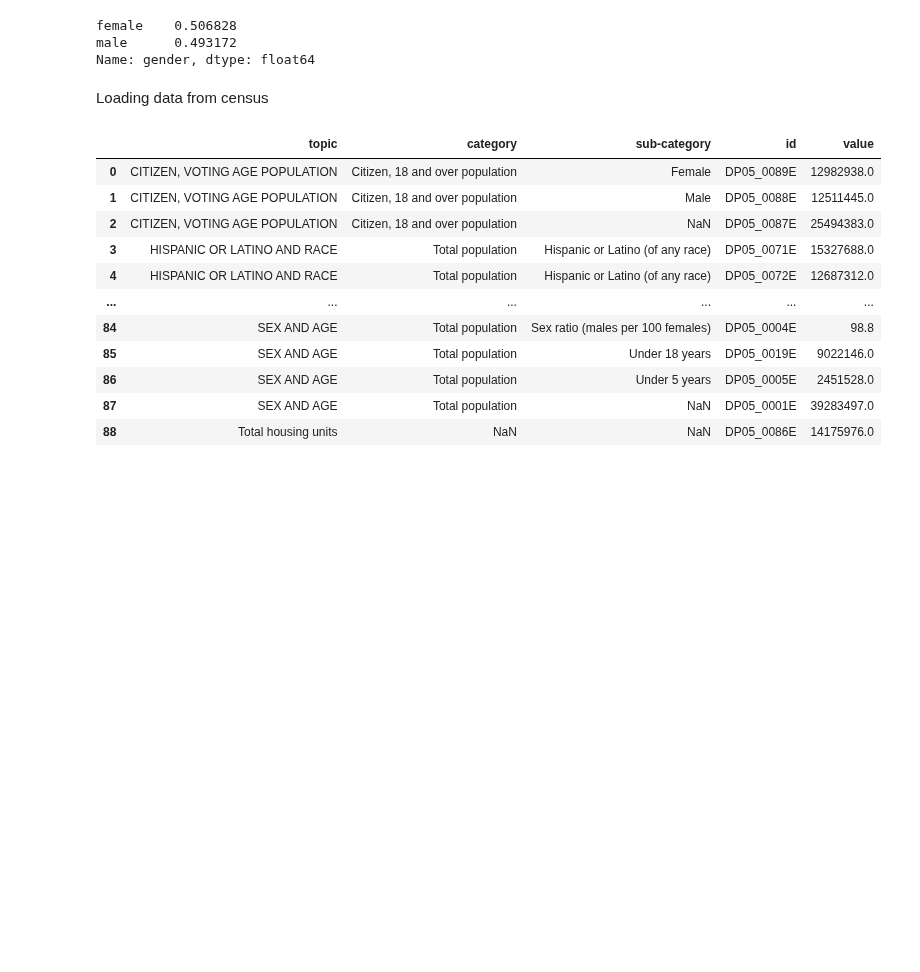
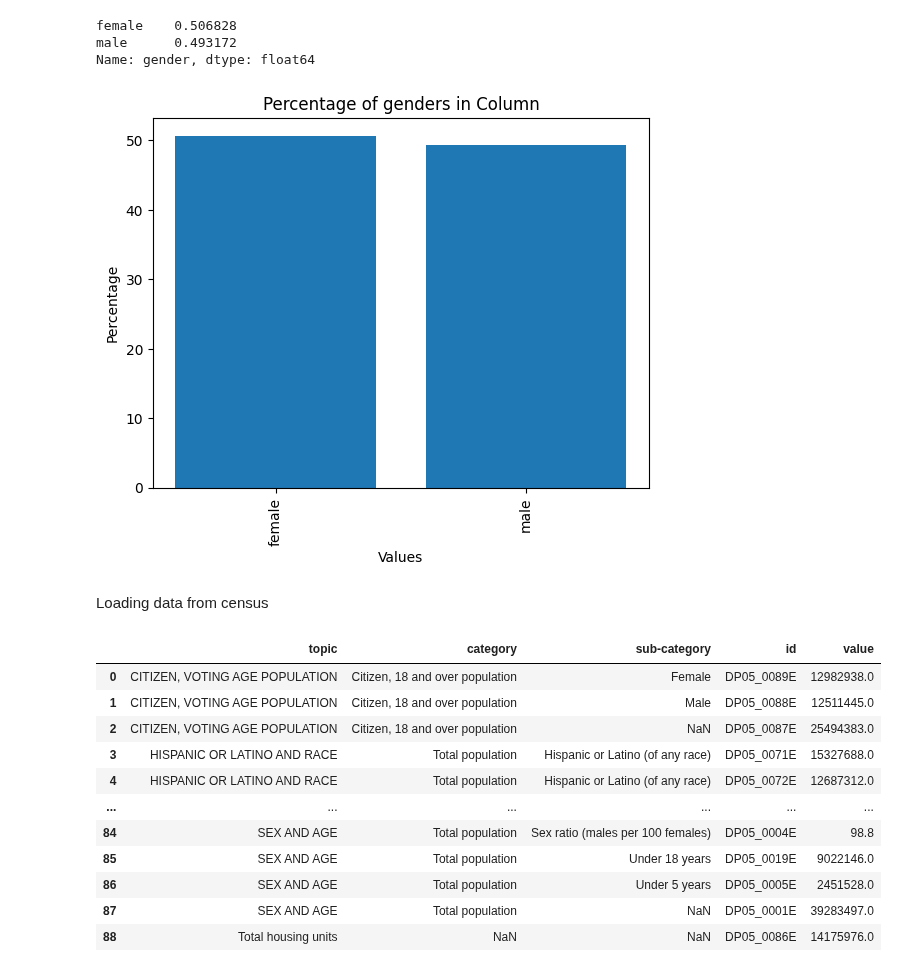
Before and after one commit to abuudarda/synthetic-population-simulation, a Jupyter notebook: Multidimensional_IPF_1.ipynb, the cells around one changed output. Cells and saved outputs as stored; diff of their text form; code cells hidden in the pictures; blank space fills up the shorter version.

```diff
--- a/Multidimensional_IPF_1.ipynb
+++ b/Multidimensional_IPF_1.ipynb
@@ -151,6 +183,10 @@ df.gender.value_counts().sort_index() / df.shape[0]
 female    0.506828
 male      0.493172
 Name: gender, dtype: float64
+# %%
+plot_percentage('gender')
+# %% [output]
+[figure, added]
 # %%
 def get_target_marginals(d):
     factors = list(d.keys())
```
Also changed, not shown: parts of 7 cells of this notebook, 1 other file.
